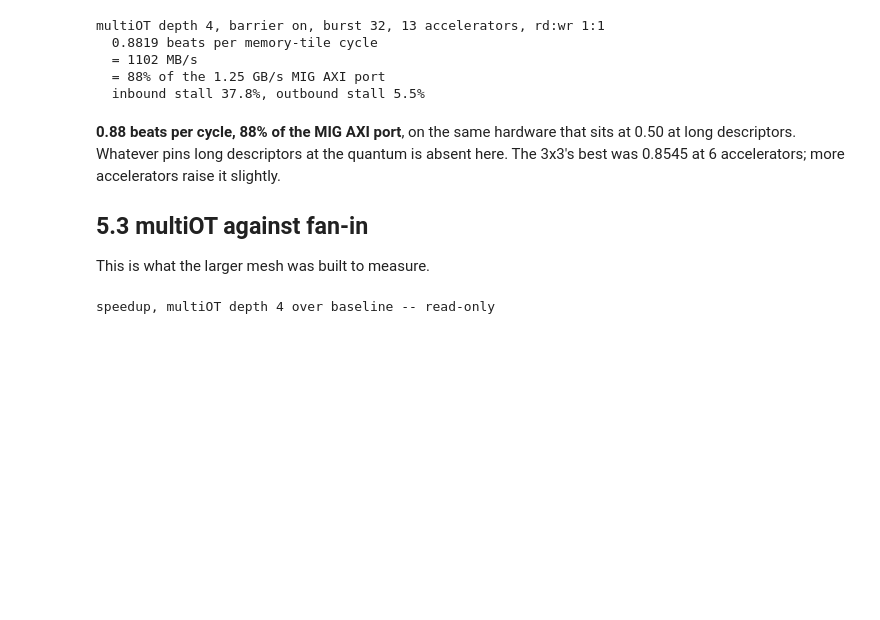
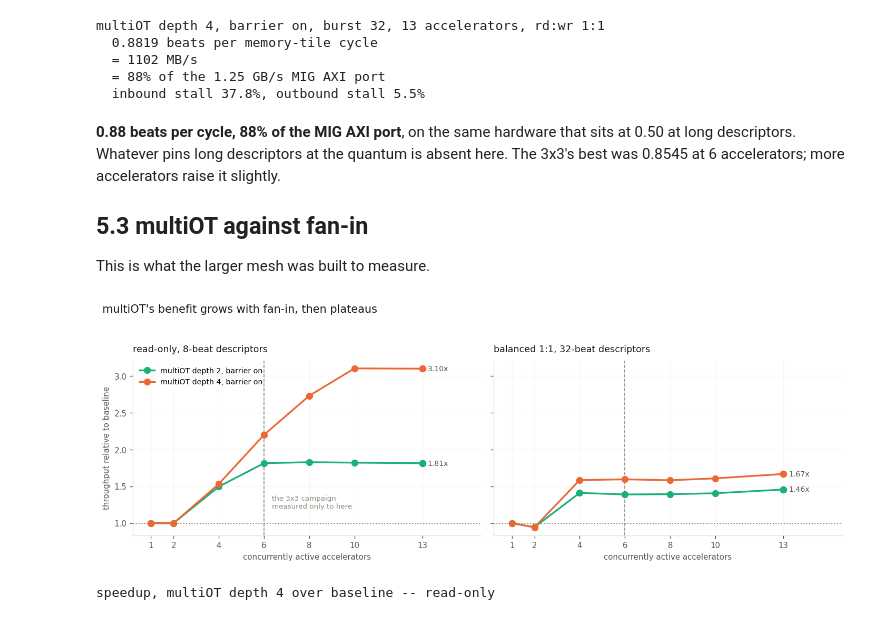
Before and after one commit to eugeniomuscinelli/esp-mem-characterization, a Jupyter notebook: characterization_report_4x4.ipynb, the cells around one changed output. Saved outputs shown, nothing was run; the diff lists cells and outputs as text; code cells hidden in the pictures; blank space fills up the shorter version.

```diff
--- a/characterization_report_4x4.ipynb
+++ b/characterization_report_4x4.ipynb
@@ -444,6 +459,11 @@ best was 0.8545 at 6 accelerators; more accelerators raise it slightly.
 ## 5.3 multiOT against fan-in
 
 This is what the larger mesh was built to measure.
+# %%
+fig = cl.plot_speedup_vs_fanin(arms)
+plt.show()
+# %% [output]
+[figure, added]
 # %%
 for rd, wr, nm in [(1, 0, "read-only"), (1, 1, "balanced 1:1")]:
     s = g[(g.rd == rd) & (g.wr == wr)].pivot_table(
```
Also changed, not shown: parts of 4 cells of this notebook, 1 other file.
